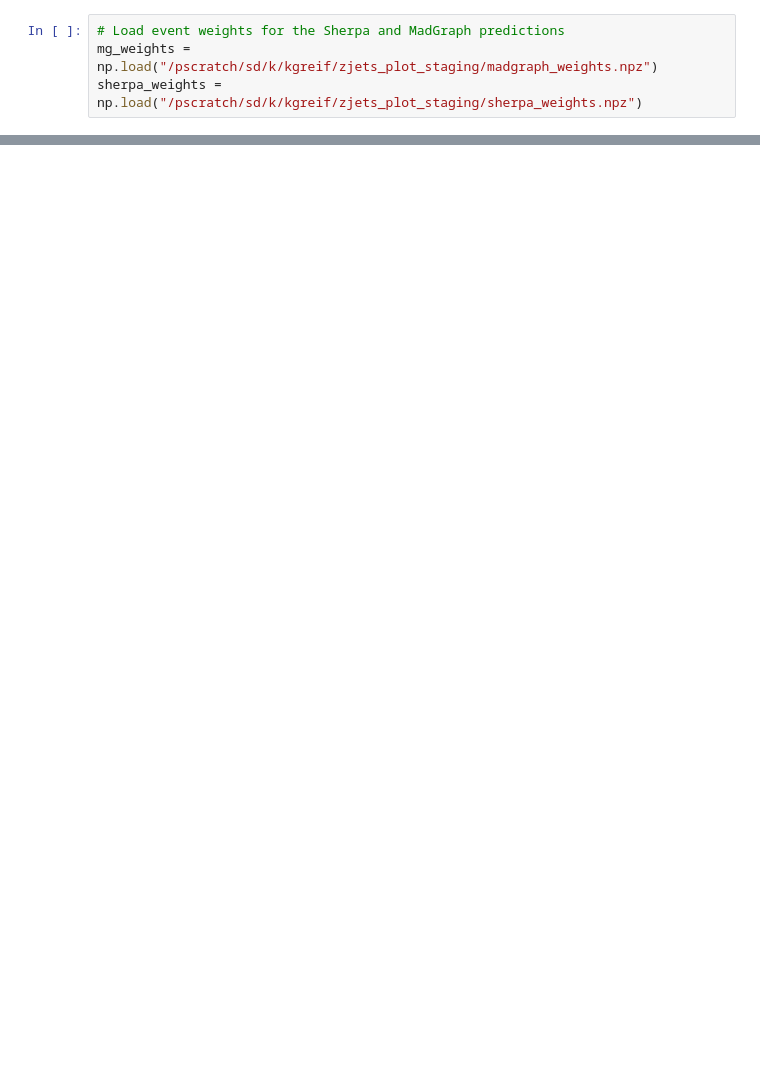
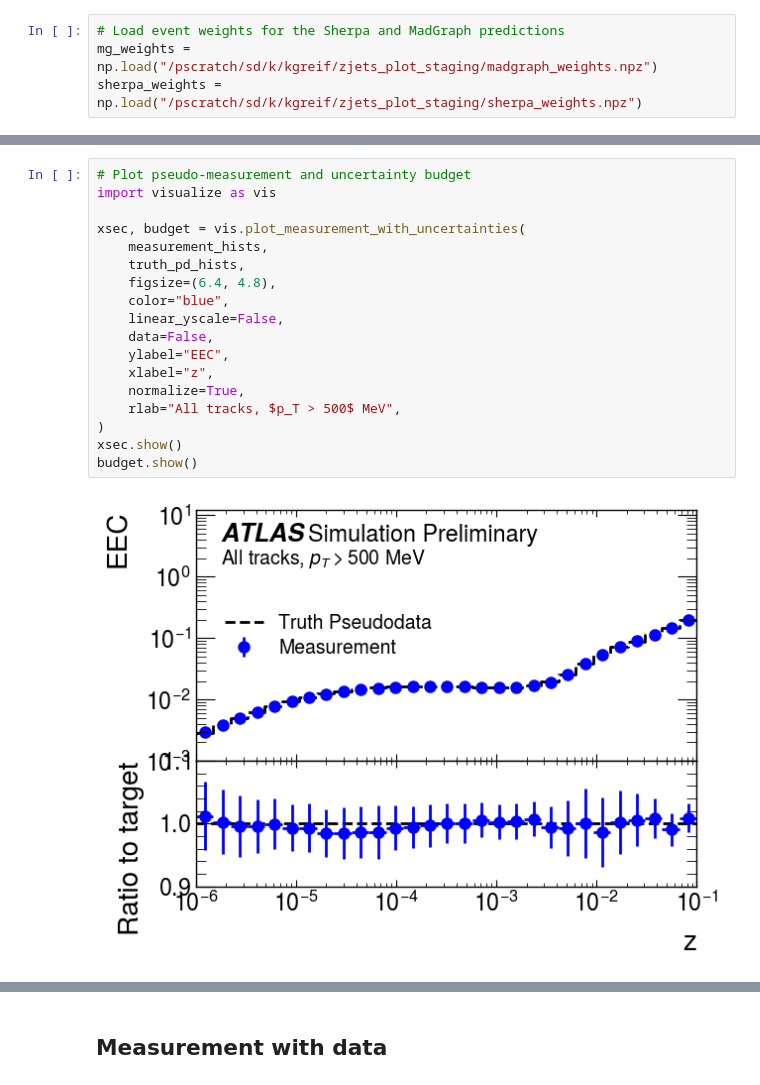
Before and after one commit to kgreif24/zjets_omnifold, a Jupyter notebook: analyze/calc_eec.ipynb, the cells around one changed output, grey strips where cells are left out. Cells and saved outputs as stored; diff of their text form; blank space fills up the shorter version.

```diff
--- a/analyze/calc_eec.ipynb
+++ b/analyze/calc_eec.ipynb
@@ -58,0 +213,20 @@ sherpa_weights = np.load("/pscratch/sd/k/kgreif/zjets_plot_staging/sherpa_weight
+# %%
+# Plot pseudo-measurement and uncertainty budget
+import visualize as vis
+
+xsec, budget = vis.plot_measurement_with_uncertainties(
+    measurement_hists,
+    truth_pd_hists,
+    figsize=(6.4, 4.8),
+    color="blue",
+    linear_yscale=False,
+    data=False,
+    ylabel="EEC",
+    xlabel="z",
+    normalize=True,
+    rlab="All tracks, $p_T > 500$ MeV",
+)
+xsec.show()
+budget.show()
+# %% [output]
+[figure, added]
@@ -58,0 +234,2 @@ sherpa_weights = np.load("/pscratch/sd/k/kgreif/zjets_plot_staging/sherpa_weight
+# %% [markdown]
+## Measurement with data
```
Also changed, not shown: parts of 21 cells of this notebook, 5 other files.
